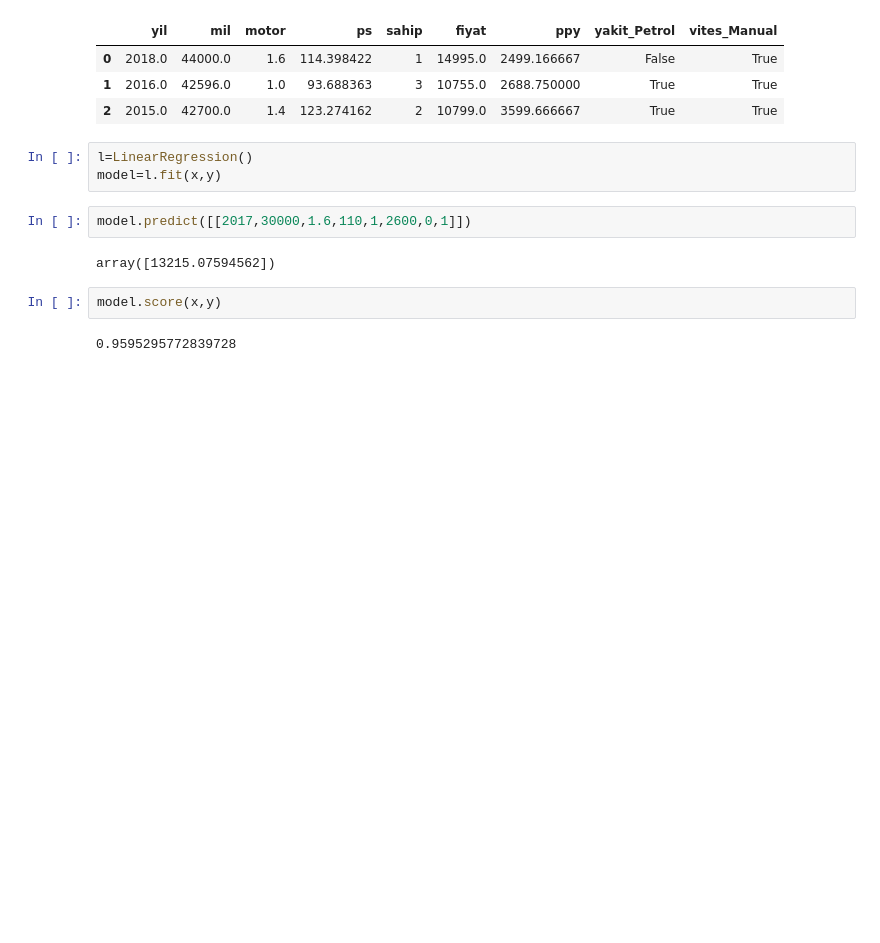
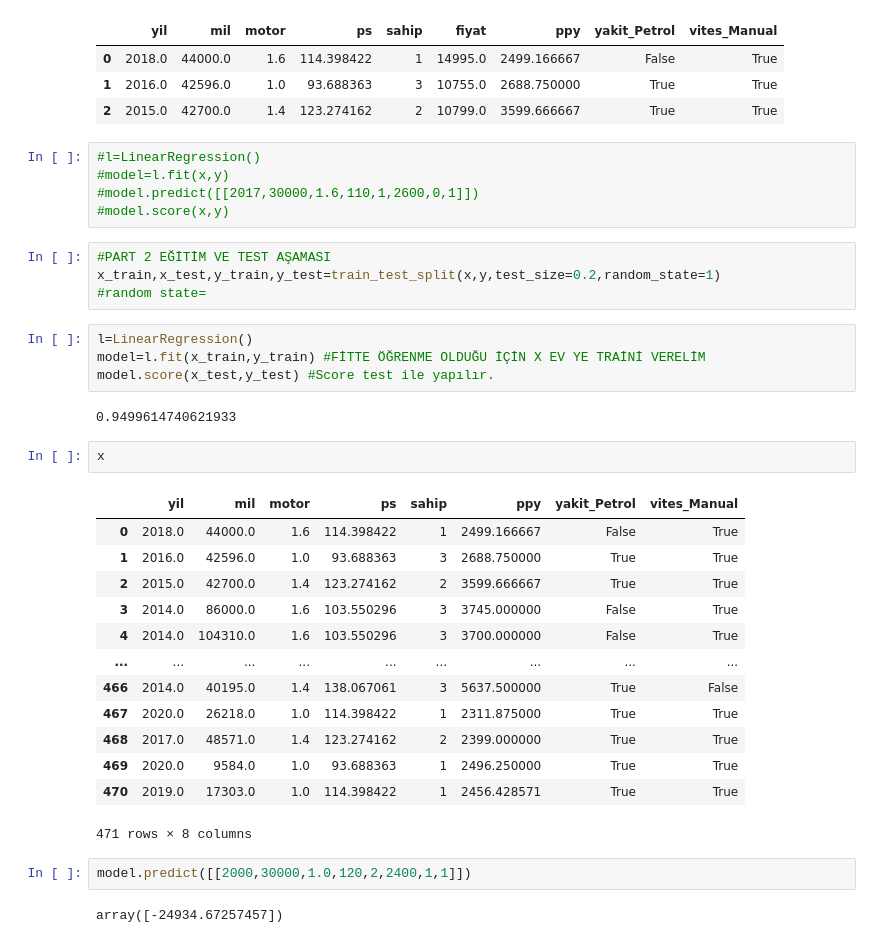
Before and after one commit to beyzadurdu6619/ML, a Jupyter notebook: Preprocessing.ipynb, the cells around one changed output. Drawn from its saved outputs; the diff is of its cells as text; blank space fills up the shorter version.

```diff
--- a/Preprocessing.ipynb
+++ b/Preprocessing.ipynb
@@ -83,14 +84,38 @@ df.head(3)
 | 0 | 2018.0 | 44000.0 | 1.6 | 114.398422 | 1 | 14995.0 | 2499.166667 | False | True |
 | 1 | 2016.0 | 42596.0 | 1.0 | 93.688363 | 3 | 10755.0 | 2688.750000 | True | True |
 | 2 | 2015.0 | 42700.0 | 1.4 | 123.274162 | 2 | 10799.0 | 3599.666667 | True | True |
-# %%
-l=LinearRegression()
-model=l.fit(x,y)
 # %%
-model.predict([[2017,30000,1.6,110,1,2600,0,1]])
+#l=LinearRegression()
+#model=l.fit(x,y)
+#model.predict([[2017,30000,1.6,110,1,2600,0,1]])
+#model.score(x,y)
-# %% [output]
-array([13215.07594562])
-# %%
-model.score(x,y)
-# %% [output]
-0.9595295772839728
+# %%
+#PART 2 EĞİTİM VE TEST AŞAMASI
+x_train,x_test,y_train,y_test=train_test_split(x,y,test_size=0.2,random_state=1)
+#random state=
+# %%
+l=LinearRegression()
+model=l.fit(x_train,y_train) #FİTTE ÖĞRENME OLDUĞU İÇİN X EV YE TRAİNİ VERELİM
+model.score(x_test,y_test) #Score test ile yapılır.
+# %% [output]
+0.9499614740621933
+# %%
+x
+# %% [output]
+|  | yil | mil | motor | ps | sahip | ppy | yakit_Petrol | vites_Manual |
+| 0 | 2018.0 | 44000.0 | 1.6 | 114.398422 | 1 | 2499.166667 | False | True |
+| 1 | 2016.0 | 42596.0 | 1.0 | 93.688363 | 3 | 2688.750000 | True | True |
+| 2 | 2015.0 | 42700.0 | 1.4 | 123.274162 | 2 | 3599.666667 | True | True |
+| 3 | 2014.0 | 86000.0 | 1.6 | 103.550296 | 3 | 3745.000000 | False | True |
+| 4 | 2014.0 | 104310.0 | 1.6 | 103.550296 | 3 | 3700.000000 | False | True |
+| ... | ... | ... | ... | ... | ... | ... | ... | ... |
+| 466 | 2014.0 | 40195.0 | 1.4 | 138.067061 | 3 | 5637.500000 | True | False |
+| 467 | 2020.0 | 26218.0 | 1.0 | 114.398422 | 1 | 2311.875000 | True | True |
+| 468 | 2017.0 | 48571.0 | 1.4 | 123.274162 | 2 | 2399.000000 | True | True |
+| 469 | 2020.0 | 9584.0 | 1.0 | 93.688363 | 1 | 2496.250000 | True | True |
+| 470 | 2019.0 | 17303.0 | 1.0 | 114.398422 | 1 | 2456.428571 | True | True |
+471 rows × 8 columns
+# %%
+model.predict([[2000,30000,1.0,120,2,2400,1,1]])
+# %% [output]
+array([-24934.67257457])
```
Also changed, not shown: parts of 1 cell of this notebook.
